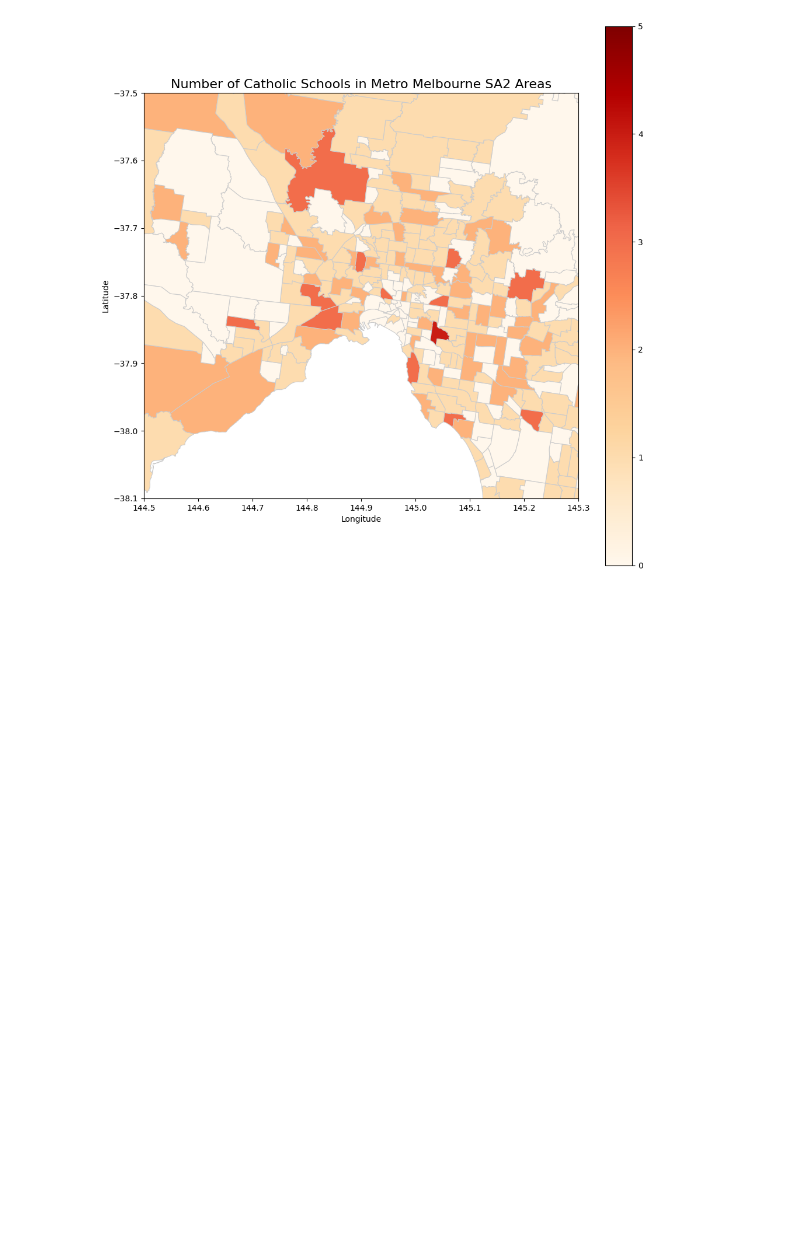
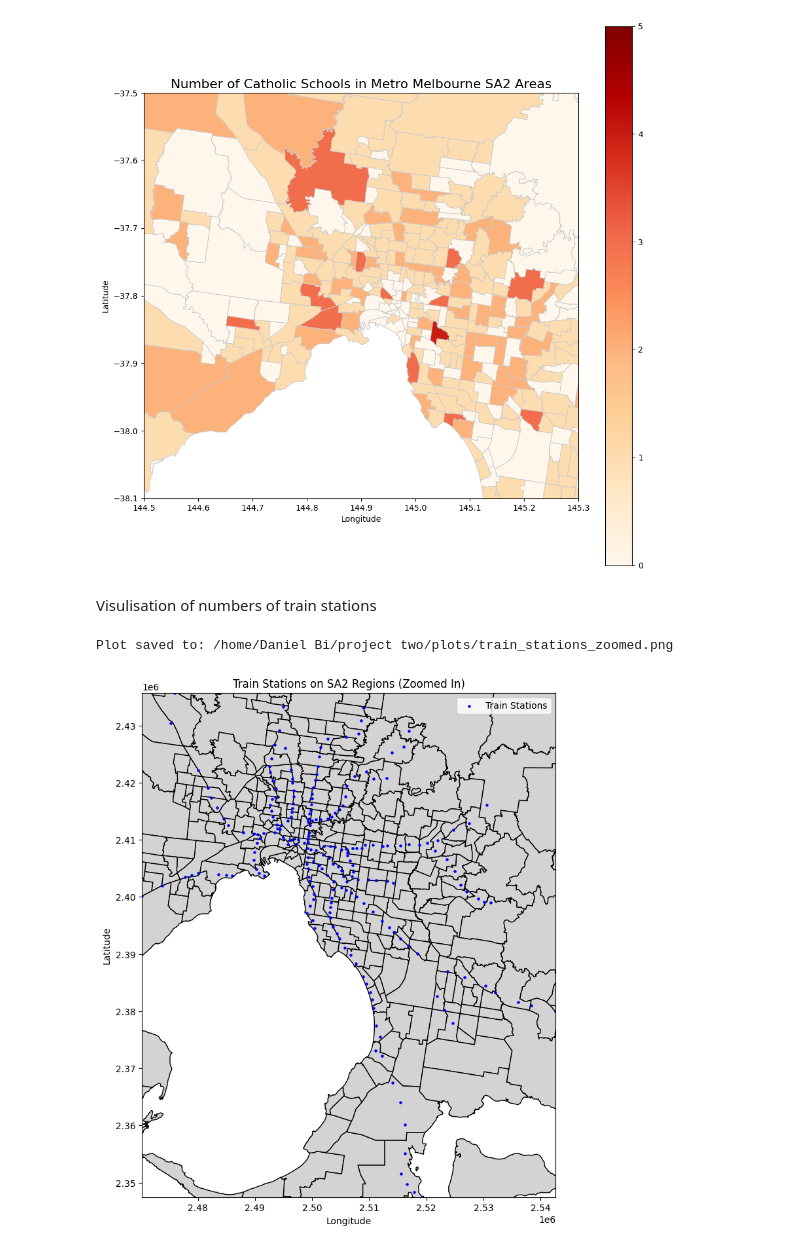
Before and after one commit to MAST30034-AppliedDataScience/project-2-group-real-estate-industry-project-19, a Jupyter notebook: notebooks/data_visualisations.ipynb, the cells around one changed output. Saved outputs shown, nothing was run; the diff lists cells and outputs as text; code cells hidden in the pictures; blank space fills up the shorter version.

Commit message:
train station visulisation

```diff
--- a/notebooks/data_visualisations.ipynb
+++ b/notebooks/data_visualisations.ipynb
@@ -125,3 +125,76 @@ Try using .loc[row_indexer,col_indexer] = value instead
 See the caveats in the documentation: https://pandas.pydata.org/pandas-docs/stable/user_guide/indexing.html#returning-a-view-versus-a-copy
   schools['geometry'] = schools.apply(lambda row: Point(row['X'], row['Y']), axis=1)
 [figure]
+# %% [markdown]
+Visulisation of numbers of train stations
+# %%
+import os
+import zipfile
+import geopandas as gpd
+import matplotlib.pyplot as plt
+
+# File paths
+sa2_zip_file = '/home/Daniel Bi/project two/data/landing/SA2_2021_AUST_SHP_GDA2020.zip'
+extract_dir = '/home/Daniel Bi/project two/data/landing/SA2_extracted'
+train_station_shapefile_path = '/home/Daniel Bi/project two/data/landing/PTV_train_station/PTV/PTV_METRO_TRAIN_STATION.shp'
+
+# Create 'plots' directory if it does not exist
+plots_dir = '/home/Daniel Bi/project two/plots'
+os.makedirs(plots_dir, exist_ok=True)
+
+# Step 1: Extract the SA2 zip file if not already extracted
+if not os.path.exists(extract_dir):
+    with zipfile.ZipFile(sa2_zip_file, 'r') as zip_ref:
+        zip_ref.extractall(extract_dir)
+    print(f"Files extracted to: {extract_dir}")
+
+# Step 2: Find and load the SA2 shapefile
+shapefile_name = [file for file in os.listdir(extract_dir) if file.endswith('.shp')]
+if not shapefile_name:
+    raise FileNotFoundError("No shapefile found in the extracted files.")
+
+# Load the SA2 shapefile
+sa2_shapefile_path = os.path.join(extract_dir, shapefile_name[0])
+sa2_gdf = gpd.read_file(sa2_shapefile_path)
+
+# Filter to include only Victoria (State code 2)
+victoria_gdf = sa2_gdf[sa2_gdf['STE_CODE21'] == '2']
+
+# Step 3: Load the train station shapefile
+train_station_gdf = gpd.read_file(train_station_shapefile_path)
+
+# Step 4: Reproject both datasets to a projected coordinate system like EPSG:3111 (Victoria State Grid)
+victoria_gdf = victoria_gdf.to_crs(epsg=3111)  # Projected CRS for accurate distance and visualization
+train_station_gdf = train_station_gdf.to_crs(epsg=3111)
+
+# Step 5: Define the bounds of the area with train stations to zoom in
+bounds = train_station_gdf.total_bounds  # Get the bounds of the train station locations
+
+# Step 6: Plot the SA2 regions and overlay train station points
+fig, ax = plt.subplots(figsize=(10, 10))
+
+# Plot Victoria boundaries
+victoria_gdf.plot(ax=ax, color='lightgray', edgecolor='black')
+
+# Plot train stations as points
+train_station_gdf.plot(ax=ax, color='blue', markersize=5, label='Train Stations')
+
+# Set limits to zoom in on the area with train stations
+ax.set_xlim([bounds[0], bounds[2]])  # Set x-axis limits (longitude)
+ax.set_ylim([bounds[1], bounds[3]])  # Set y-axis limits (latitude)
+
+plt.title('Train Stations on SA2 Regions (Zoomed In)')
+plt.xlabel('Longitude')
+plt.ylabel('Latitude')
+plt.legend()
+
+# Save the plot to the 'plots' directory
+plot_path = os.path.join(plots_dir, 'train_stations_zoomed.png')
+plt.savefig(plot_path, dpi=300)
+print(f"Plot saved to: {plot_path}")
+
+# Display the plot
+plt.show()
+# %% [output]
+Plot saved to: /home/Daniel Bi/project two/plots/train_stations_zoomed.png
+[figure, added]
```
Also changed, not shown: 2 other files.
